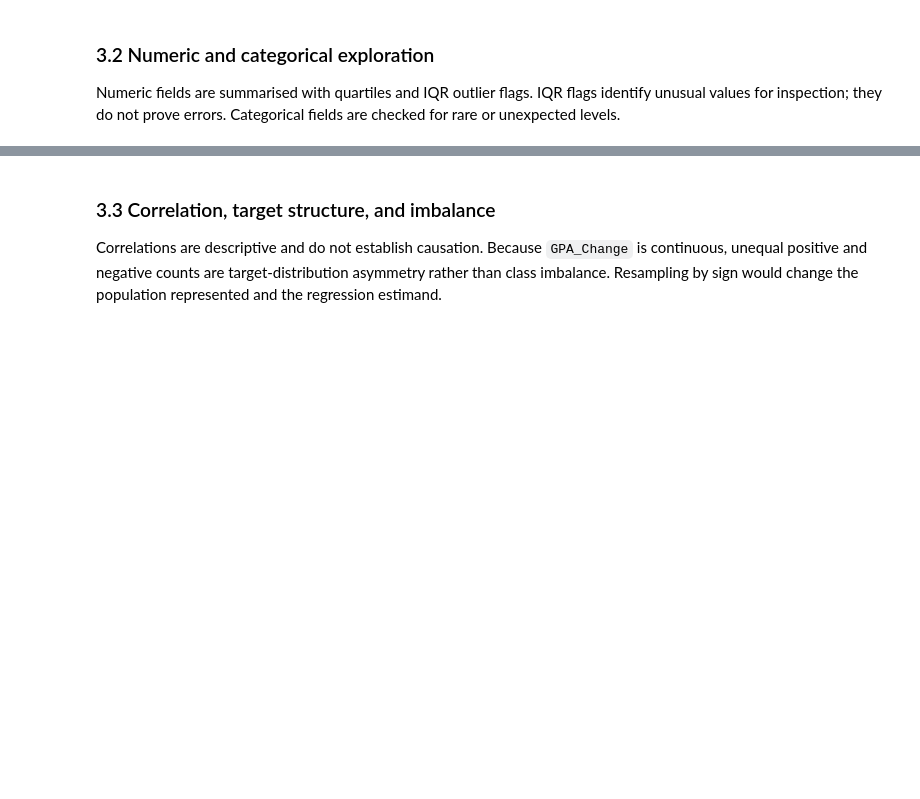
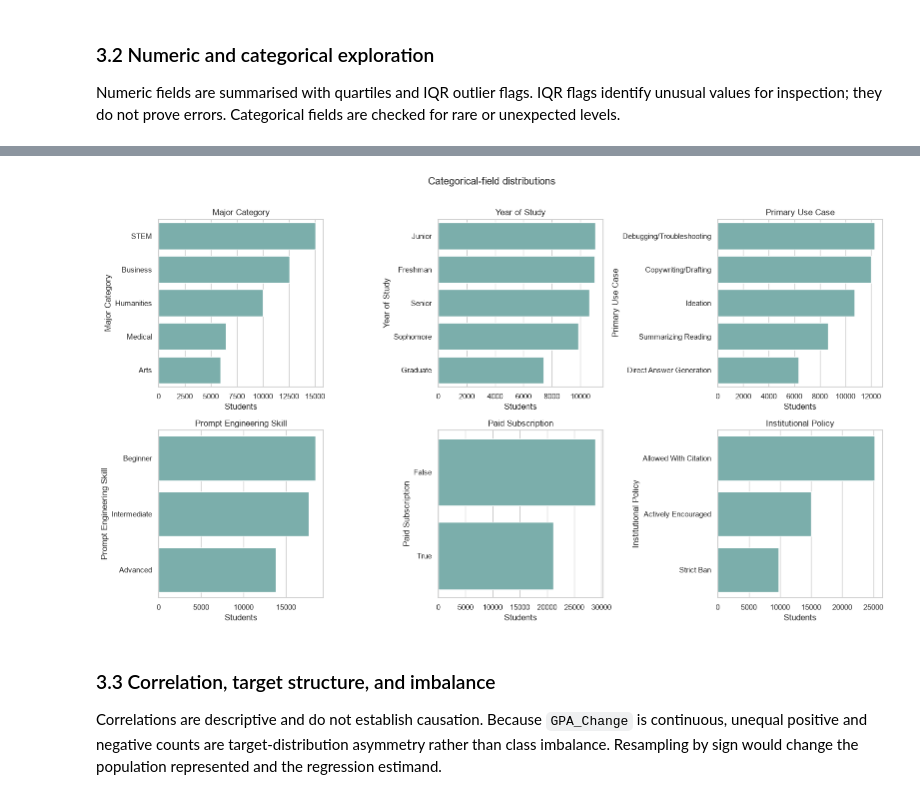
Before and after one commit to Tanjim-Noor/AML-Assignment, a Jupyter notebook: Final Assignment/notebooks/06_comprehensive_gpa_change_regression.ipynb, the cells around one changed output, grey strips where cells are left out. Saved outputs shown, nothing was run; the diff lists cells and outputs as text; code cells hidden in the pictures; blank space fills up the shorter version.

```diff
--- a/Final Assignment/notebooks/06_comprehensive_gpa_change_regression.ipynb
+++ b/Final Assignment/notebooks/06_comprehensive_gpa_change_regression.ipynb
@@ -224,15 +321,21 @@ plt.show()
 # %%
 fig, axes = plt.subplots(2, 3, figsize=(16, 9))
+categorical_plot_data = original[categorical_columns].copy()
+for column in categorical_columns:
+    categorical_plot_data[column] = categorical_plot_data[column].astype(str).str.replace("_", " ", regex=False)
 for ax, column in zip(axes.flat, categorical_columns):
-    order = original[column].value_counts().index
-    sns.countplot(data=original, y=column, order=order, ax=ax, color="#72B7B2")
+    order = categorical_plot_data[column].value_counts().index
+    sns.countplot(data=categorical_plot_data, y=column, order=order, ax=ax, color="#72B7B2")
     ax.set_title(column.replace("_", " "))
+    ax.set_ylabel(column.replace("_", " "))
     ax.set_xlabel("Students")
 for ax in axes.flat[len(categorical_columns):]:
     ax.axis("off")
 fig.suptitle("Categorical-field distributions", y=1.01)
 fig.tight_layout()
 plt.show()
+# %% [output]
+[figure, added]
 # %% [markdown]
 ### 3.3 Correlation, target structure, and imbalance
 
```
Also changed, not shown: parts of 24 cells of this notebook, 21 other files.
